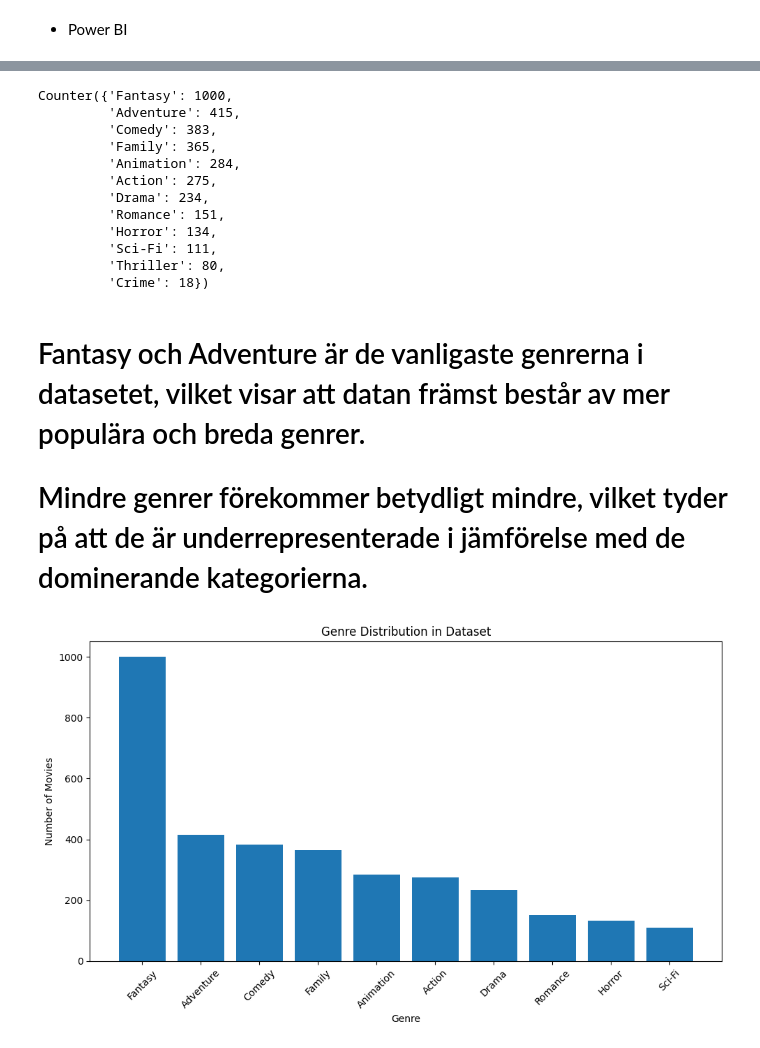
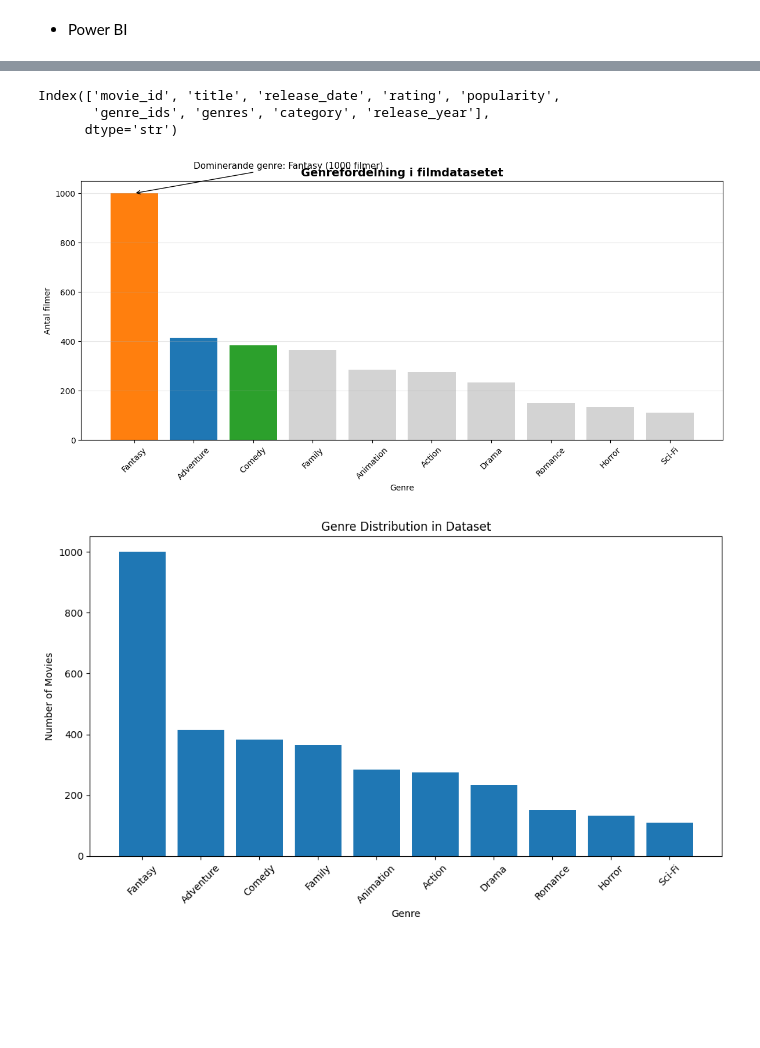
Before and after one commit to GrannyApples/Grupp7_Datavisualisering_DE_UX, a Jupyter notebook: notebooks/eda_ghalia.ipynb, the cells around one changed output, grey strips where cells are left out. Cells and saved outputs as stored; diff of their text form; code cells hidden in the pictures; blank space fills up the shorter version.

```diff
--- a/notebooks/eda_ghalia.ipynb
+++ b/notebooks/eda_ghalia.ipynb
@@ -234,19 +235,55 @@ Name: genres, dtype: str
-# %%
-genre_counts
-# %% [output]
-Counter({'Fantasy': 1000,
-         'Adventure': 415,
-         'Comedy': 383,
-         'Family': 365,
-         'Animation': 284,
-         'Action': 275,
-         'Drama': 234,
-         'Romance': 151,
-         'Horror': 134,
-         'Sci-Fi': 111,
-         'Thriller': 80,
-         'Crime': 18})
-# %% [markdown]
-# Fantasy och Adventure är de vanligaste genrerna i datasetet, vilket visar att datan främst består av mer populära och breda genrer.
-# Mindre genrer förekommer betydligt mindre, vilket tyder på att de är underrepresenterade i jämförelse med de dominerande kategorierna.
+# %%
+# laddar datasetet och kontrollerar kolumnerna
+df_db = pd.read_csv("../data/processed/movies.csv")
+df_db.columns
+# %% [output]
+Index(['movie_id', 'title', 'release_date', 'rating', 'popularity',
+       'genre_ids', 'genres', 'category', 'release_year'],
+      dtype='str')
+# %%
+# visar topp 10 genrer i datasetet
+from collections import Counter
+import matplotlib.pyplot as plt
+
+# dela upp genres korrekt
+all_genres = df_db["genres"].dropna().str.split(", ")
+
+# platta ut listan
+flat_genres = [genre for sublist in all_genres for genre in sublist]
+
+# räkna förekomst
+genre_counts = Counter(flat_genres)
+
+# top 10
+top_genres = genre_counts.most_common(10)
+
+labels = [g[0] for g in top_genres]
+values = [g[1] for g in top_genres]
+
+plt.figure(figsize=(12,6))
+
+# highlight top 3
+colors = ["tab:orange", "tab:blue", "tab:green"] + ["lightgray"] * (len(labels) - 3)
+
+plt.bar(labels, values, color=colors)
+
+# annotation på top 1
+plt.annotate(
+    f"Dominerande genre: {labels[0]} ({values[0]} filmer)",
+    xy=(0, values[0]),
+    xytext=(1, values[0] + max(values)*0.1),
+    arrowprops=dict(arrowstyle="->", color="black"),
+    fontsize=11
+)
+
+plt.title("Genrefördelning i filmdatasetet", fontsize=14, fontweight="bold")
+plt.xlabel("Genre")
+plt.ylabel("Antal filmer")
+plt.xticks(rotation=45)
+plt.grid(axis='y', alpha=0.3)
+
+plt.tight_layout()
+plt.show()
+# %% [output]
+[figure, added]
 # %%
```
Also changed, not shown: parts of 32 cells of this notebook, 6 other files.
